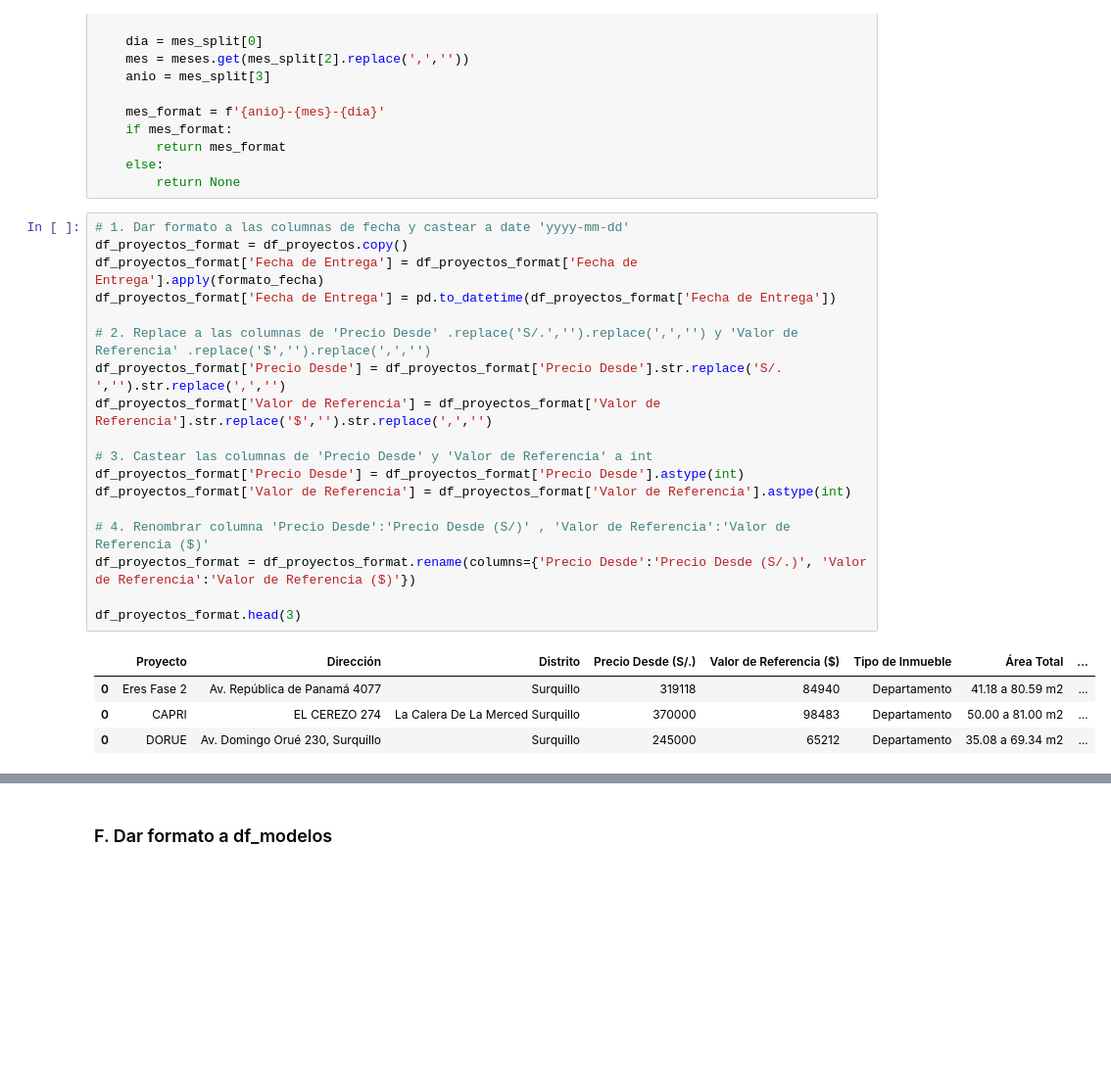
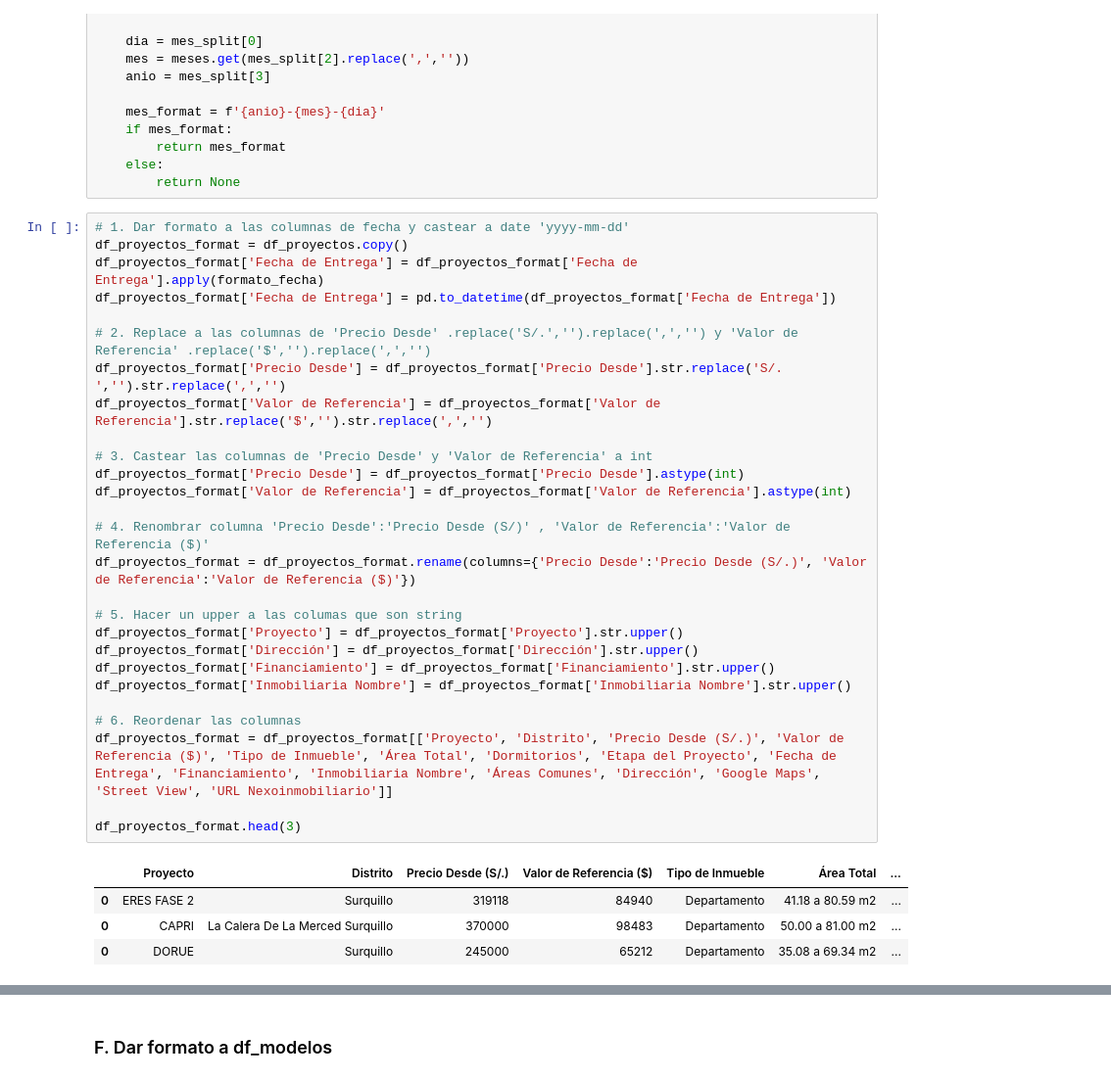
Before and after one commit to NahumFGz/NexoInmobiliarioScrapper, a Jupyter notebook: v2 - Scrapp.ipynb, the cells around one changed output, grey strips where cells are left out. Shown at 98% size. Drawn from its saved outputs; the diff is of its cells as text; blank space fills up the shorter version.

```diff
--- a/v2 - Scrapp.ipynb
+++ b/v2 - Scrapp.ipynb
@@ -355,23 +357,32 @@ def formato_fecha(mes_str):
 # %%
 # 1. Dar formato a las columnas de fecha y castear a date 'yyyy-mm-dd'
 df_proyectos_format = df_proyectos.copy()
 df_proyectos_format['Fecha de Entrega'] = df_proyectos_format['Fecha de Entrega'].apply(formato_fecha)
 df_proyectos_format['Fecha de Entrega'] = pd.to_datetime(df_proyectos_format['Fecha de Entrega'])
 
 # 2. Replace a las columnas de 'Precio Desde' .replace('S/.','').replace(',','') y 'Valor de Referencia' .replace('$','').replace(',','')
 df_proyectos_format['Precio Desde'] = df_proyectos_format['Precio Desde'].str.replace('S/. ','').str.replace(',','')
 df_proyectos_format['Valor de Referencia'] = df_proyectos_format['Valor de Referencia'].str.replace('$','').str.replace(',','')
 
 # 3. Castear las columnas de 'Precio Desde' y 'Valor de Referencia' a int
 df_proyectos_format['Precio Desde'] = df_proyectos_format['Precio Desde'].astype(int)
 df_proyectos_format['Valor de Referencia'] = df_proyectos_format['Valor de Referencia'].astype(int)
 
 # 4. Renombrar columna 'Precio Desde':'Precio Desde (S/)' , 'Valor de Referencia':'Valor de Referencia ($)'
 df_proyectos_format = df_proyectos_format.rename(columns={'Precio Desde':'Precio Desde (S/.)', 'Valor de Referencia':'Valor de Referencia ($)'})
 
+# 5. Hacer un upper a las columas que son string
+df_proyectos_format['Proyecto'] = df_proyectos_format['Proyecto'].str.upper()
+df_proyectos_format['Dirección'] = df_proyectos_format['Dirección'].str.upper()
+df_proyectos_format['Financiamiento'] = df_proyectos_format['Financiamiento'].str.upper()
+df_proyectos_format['Inmobiliaria Nombre'] = df_proyectos_format['Inmobiliaria Nombre'].str.upper()
+
+# 6. Reordenar las columnas
+df_proyectos_format = df_proyectos_format[['Proyecto', 'Distrito', 'Precio Desde (S/.)', 'Valor de Referencia ($)', 'Tipo de Inmueble', 'Área Total', 'Dormitorios', 'Etapa del Proyecto', 'Fecha de Entrega', 'Financiamiento', 'Inmobiliaria Nombre', 'Áreas Comunes', 'Dirección', 'Google Maps', 'Street View', 'URL Nexoinmobiliario']]
+
 df_proyectos_format.head(3)
 # %% [output]
-|  | Proyecto | Dirección | Distrito | Precio Desde (S/.) | Valor de Referencia ($) | Tipo de Inmueble | Área Total | ... |
-| 0 | Eres Fase 2 | Av. República de Panamá 4077 | Surquillo | 319118 | 84940 | Departamento | 41.18 a 80.59 m2 | ... |
-| 0 | CAPRI | EL CEREZO 274 | La Calera De La Merced Surquillo | 370000 | 98483 | Departamento | 50.00 a 81.00 m2 | ... |
-| 0 | DORUE | Av. Domingo Orué 230, Surquillo | Surquillo | 245000 | 65212 | Departamento | 35.08 a 69.34 m2 | ... |
+|  | Proyecto | Distrito | Precio Desde (S/.) | Valor de Referencia ($) | Tipo de Inmueble | Área Total | ... |
+| 0 | ERES FASE 2 | Surquillo | 319118 | 84940 | Departamento | 41.18 a 80.59 m2 | ... |
+| 0 | CAPRI | La Calera De La Merced Surquillo | 370000 | 98483 | Departamento | 50.00 a 81.00 m2 | ... |
+| 0 | DORUE | Surquillo | 245000 | 65212 | Departamento | 35.08 a 69.34 m2 | ... |
```
Also changed, not shown: parts of 7 cells of this notebook, 3 other files.
